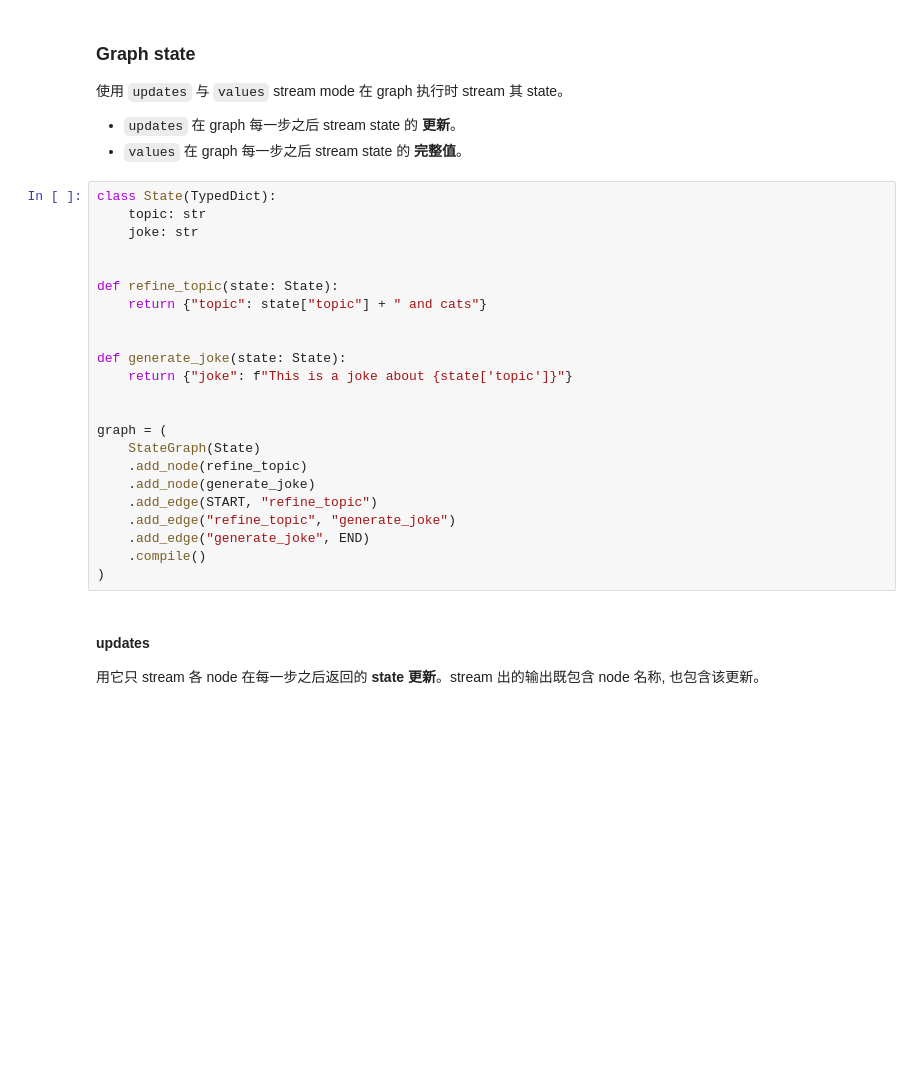
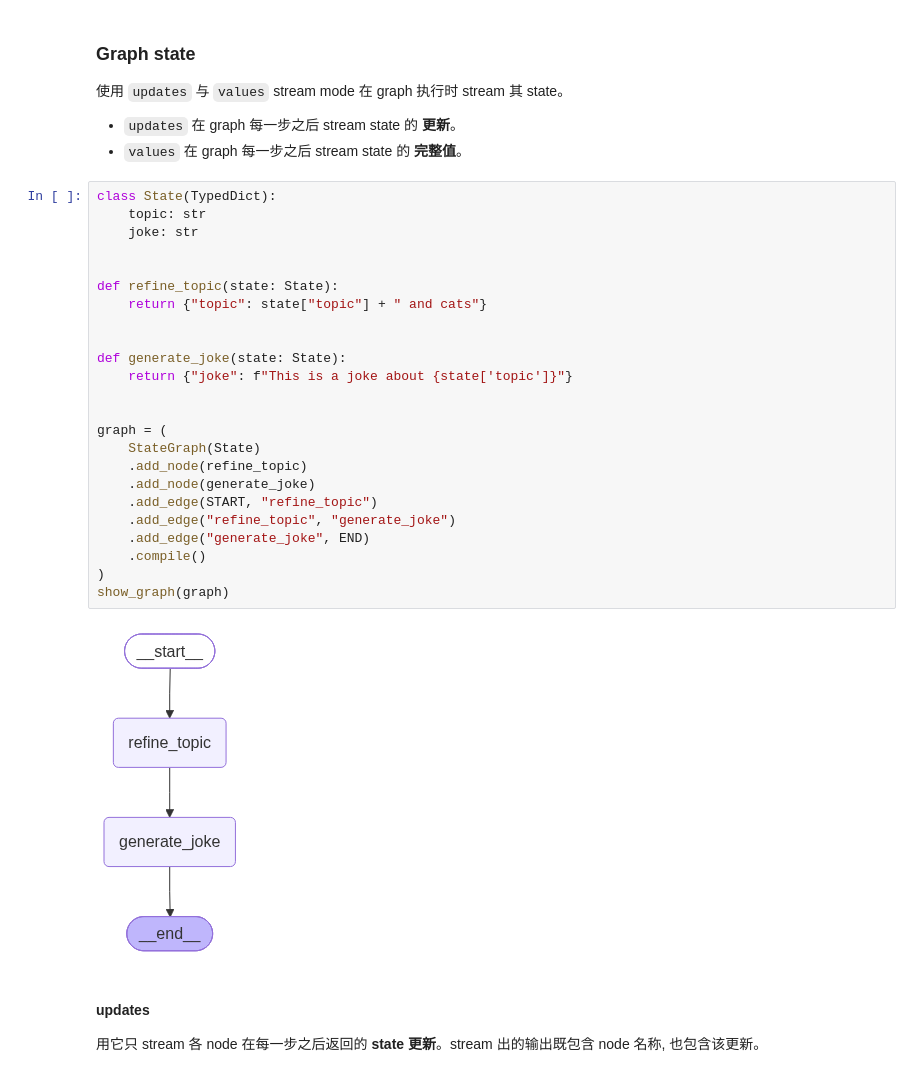
Before and after one commit to Ashitaka-Laputa-IV/docs, a Jupyter notebook: src/oss/langgraph/ipynbs/streaming.ipynb, the cells around one changed output. Cells and saved outputs as stored; diff of their text form; blank space fills up the shorter version.

```diff
--- a/src/oss/langgraph/ipynbs/streaming.ipynb
+++ b/src/oss/langgraph/ipynbs/streaming.ipynb
@@ -155,26 +166,29 @@ for part in graph.stream(
 # %%
 class State(TypedDict):
     topic: str
     joke: str
 
 
 def refine_topic(state: State):
     return {"topic": state["topic"] + " and cats"}
 
 
 def generate_joke(state: State):
     return {"joke": f"This is a joke about {state['topic']}"}
 
 
 graph = (
     StateGraph(State)
     .add_node(refine_topic)
     .add_node(generate_joke)
     .add_edge(START, "refine_topic")
     .add_edge("refine_topic", "generate_joke")
     .add_edge("generate_joke", END)
     .compile()
 )
+show_graph(graph)
+# %% [output]
+[figure, added]
 # %% [markdown]
 #### updates
 
```
Also changed, not shown: parts of 16 cells of this notebook, 1 other file.
